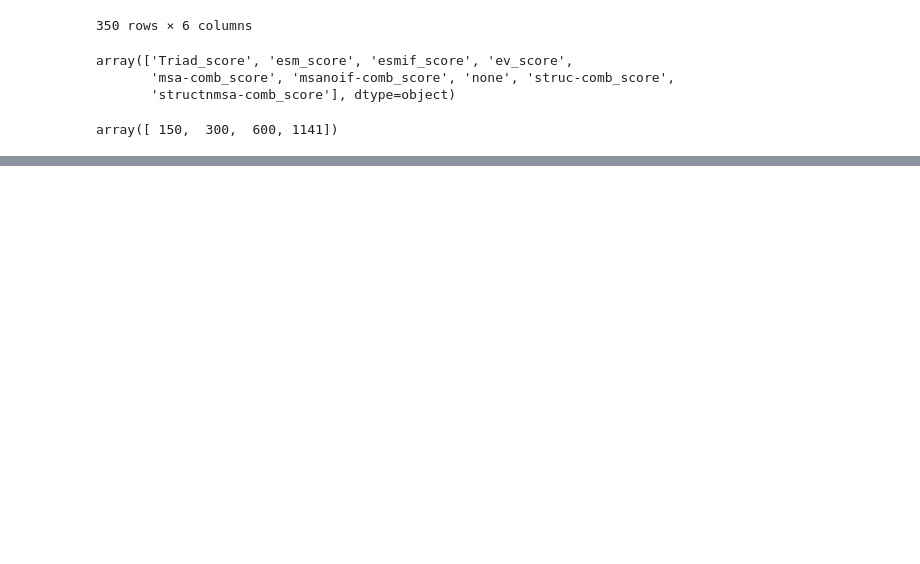
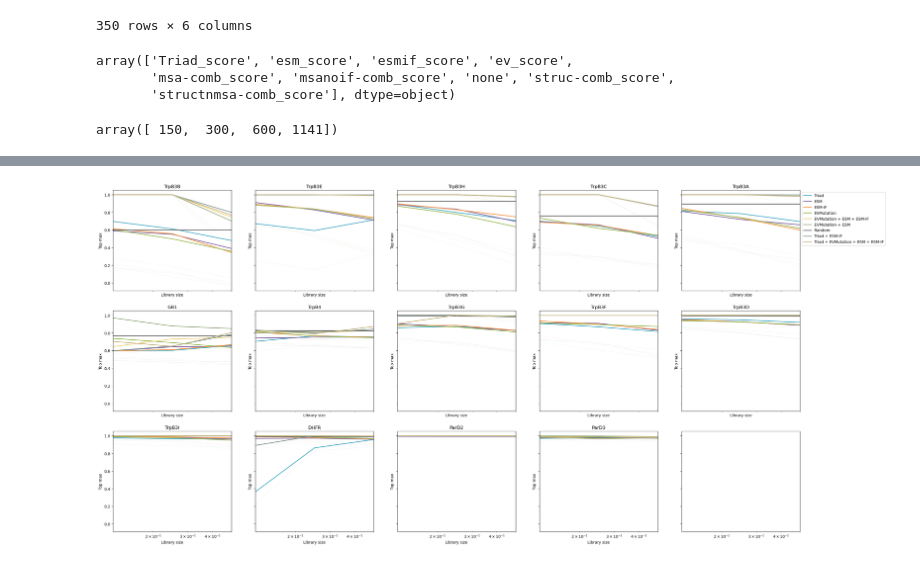
Before and after one commit to fhalab/SSMuLA, a Jupyter notebook: sandbox/sum_mlde.ipynb, the cells around one changed output, grey strips where cells are left out. Saved outputs shown, nothing was run; the diff lists cells and outputs as text; code cells hidden in the pictures; blank space fills up the shorter version.

```diff
--- a/sandbox/sum_mlde.ipynb
+++ b/sandbox/sum_mlde.ipynb
@@ -158,31 +168,33 @@ for i, (ax, lib) in enumerate(zip(axs.flatten(), liborder)):
                 sub_df["ft_lib"],
                 sub_df["mean"],
                 color=ZS_COLOR_MAP[zs],
                 label=ZS_OPTS_LEGEND[zs],
                 linewidth=2,
             )
             ax.fill_between(
                 sub_df["ft_lib"],
                 sub_df["mean"] - sub_df["std"],
                 sub_df["mean"] - sub_df["std"],
                 color=ZS_COLOR_MAP[zs],
                 alpha=0.05,
             )
         else:
             ax.axhline(
                 sub_df["mean"].values,
-                linestyle="dotted",
+                linestyle="solid",
                 color=ZS_COLOR_MAP[zs],
                 label=ZS_OPTS_LEGEND[zs],
                 linewidth=2,
             )
             ax.fill_between(
                 sub_df["ft_lib"],
                 sub_df["mean"] - sub_df["std"],
                 sub_df["mean"] - sub_df["std"],
                 color=ZS_COLOR_MAP[zs],
                 alpha=0.05,
             )
 
     if i == 4:
         ax.legend(loc="upper left", bbox_to_anchor=(1, 1))
+# %% [output]
+[figure, added]
```
Also changed, not shown: parts of 5 cells of this notebook, 5 other files.
